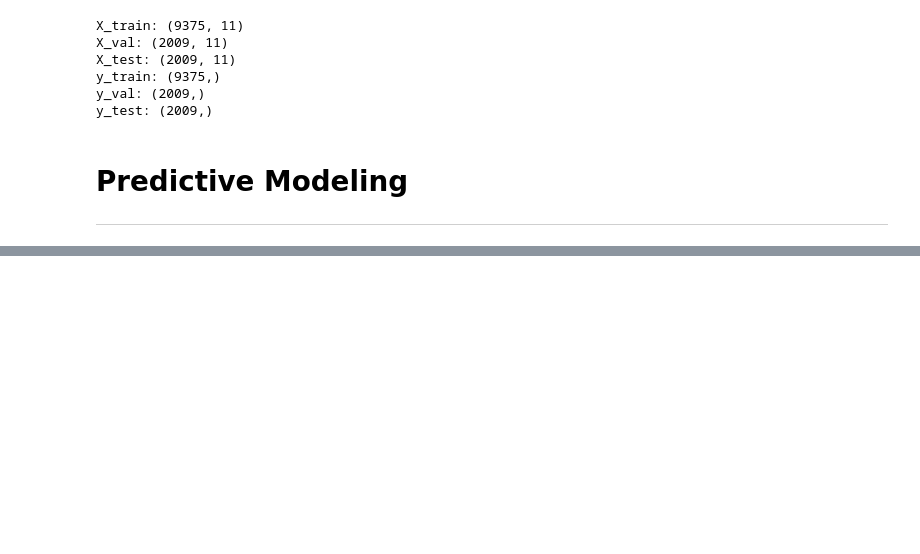
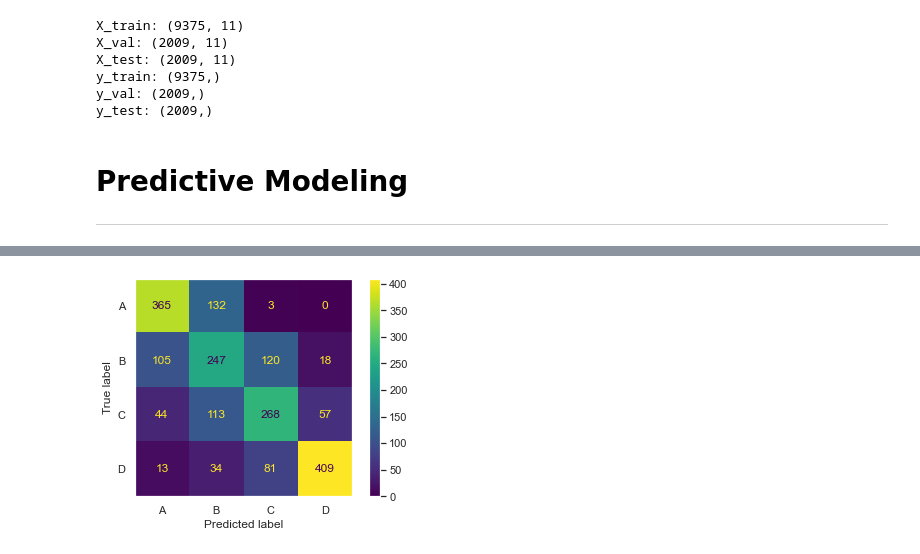
Before and after one commit to kcwerks/Body-Performance-Data-Analysis-and-Modeling, a Jupyter notebook: bodyperformance.ipynb, the cells around one changed output, grey strips where cells are left out. Cells and saved outputs as stored; diff of their text form; code cells hidden in the pictures; blank space fills up the shorter version.

```diff
--- a/bodyperformance.ipynb
+++ b/bodyperformance.ipynb
@@ -20,0 +58,5 @@ np.random.seed(42)
+# %%
+def get_confusion_matrix(y_test, y_pred):
+  sk.ConfusionMatrixDisplay.from_predictions(y_test, y_pred)
+  plt.grid(visible = None)
+  plt.show();
@@ -223,0 +281,2 @@ y_test: (2009,)
+# %%
+y_pred_lin_svc_clf = lin_svc_clf.predict(X_val)
@@ -223,0 +308,4 @@ y_test: (2009,)
+# %%
+get_confusion_matrix(y_val, y_pred_lin_svc_clf)
+# %% [output]
+[figure, added]
```
Also changed, not shown: parts of 42 cells of this notebook.
